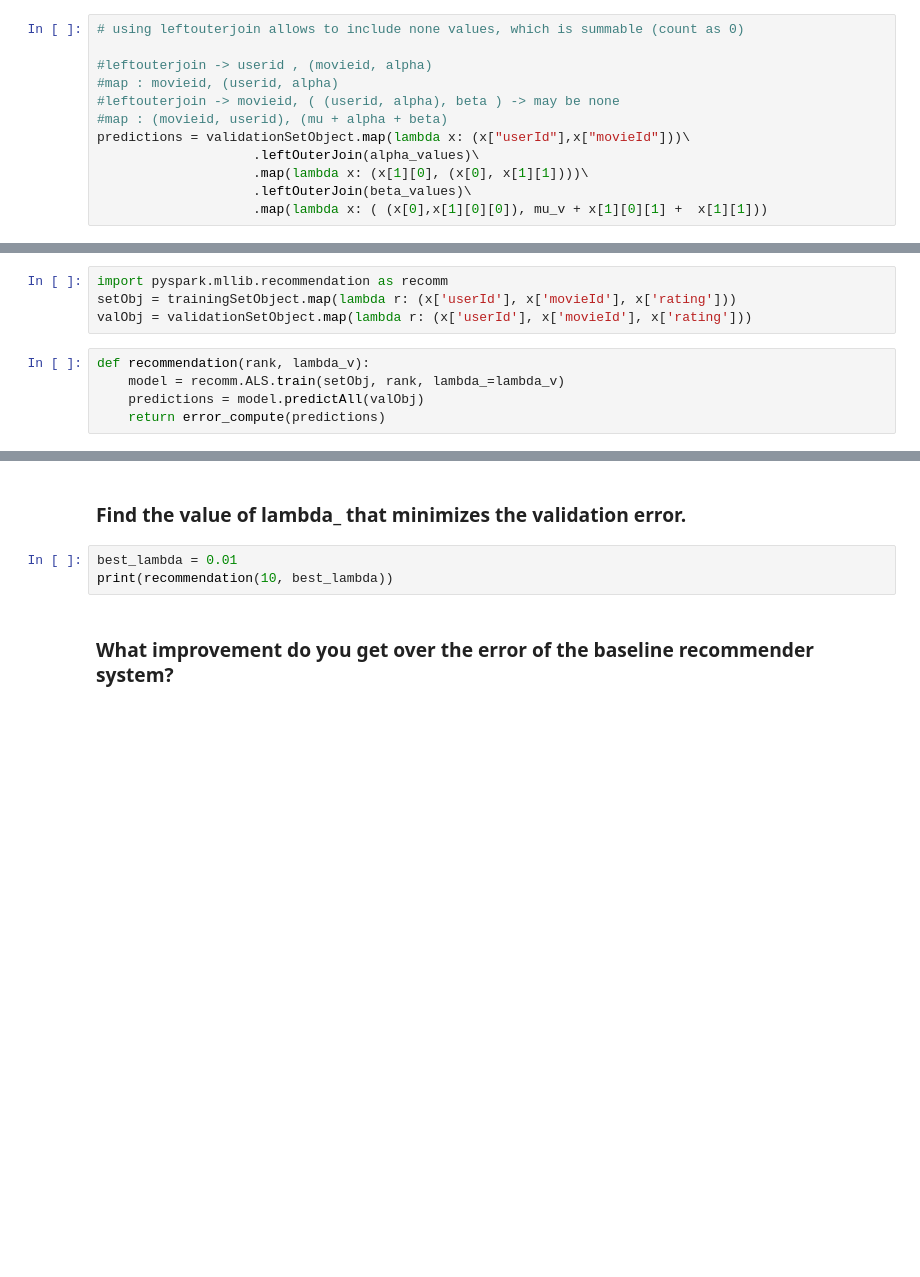
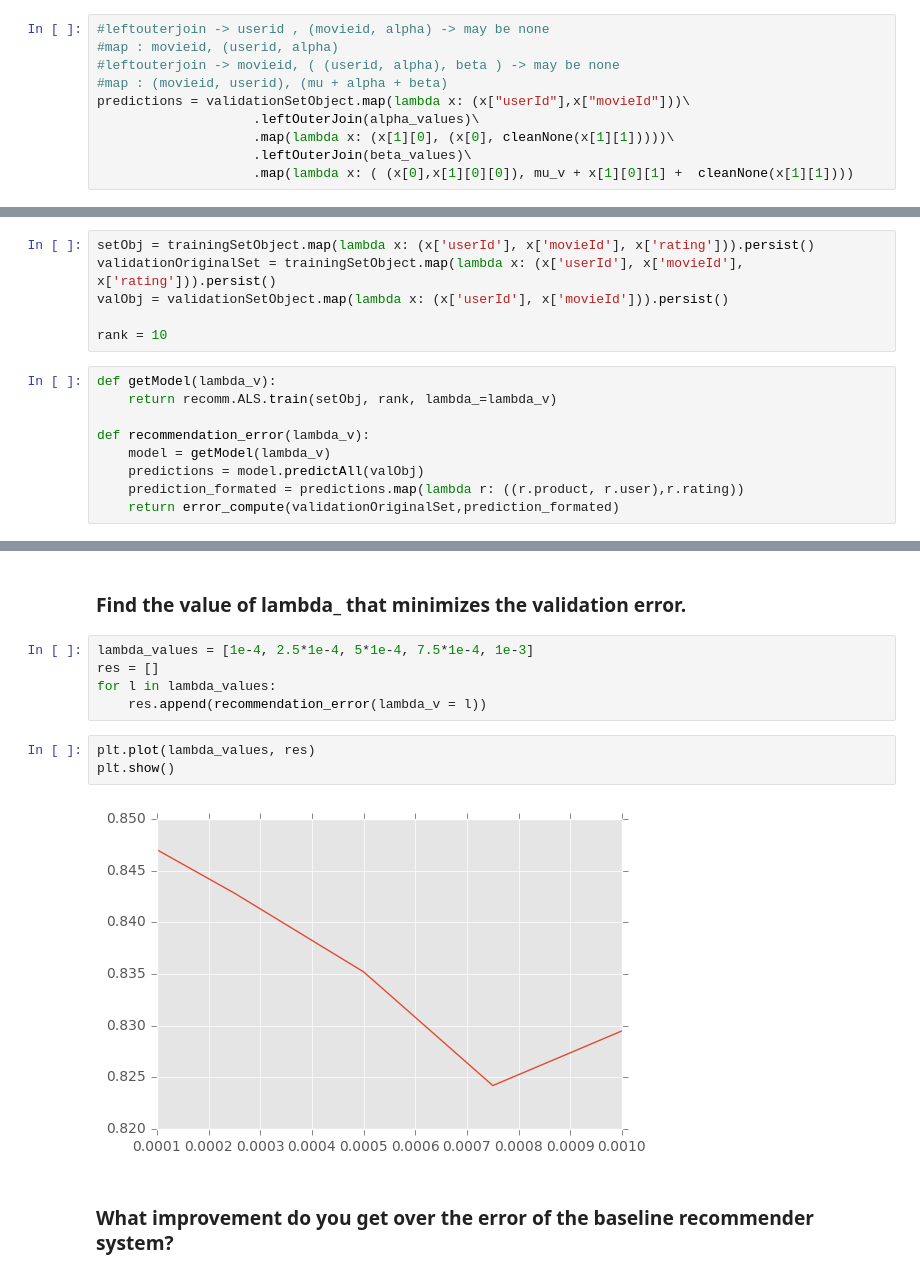
Before and after one commit to roblan11/InternetAnalyticsProject, a Jupyter notebook: ix-lab3/lab3-recsys.ipynb, the cells around one changed output, grey strips where cells are left out. Saved outputs shown, nothing was run; the diff lists cells and outputs as text; blank space fills up the shorter version.

Commit message:
pseudocode clustering, some errors in recsys

```diff
--- a/ix-lab3/lab3-recsys.ipynb
+++ b/ix-lab3/lab3-recsys.ipynb
@@ -136,14 +125,12 @@ This model has 2 parameters (movie and user).
 # %% [markdown]
 ### Predict the rating of every user / movie pair in the validation set.
 # %%
-# using leftouterjoin allows to include none values, which is summable (count as 0)
-
-#leftouterjoin -> userid , (movieid, alpha)
+#leftouterjoin -> userid , (movieid, alpha) -> may be none
 #map : movieid, (userid, alpha)
 #leftouterjoin -> movieid, ( (userid, alpha), beta ) -> may be none
 #map : (movieid, userid), (mu + alpha + beta)
 predictions = validationSetObject.map(lambda x: (x["userId"],x["movieId"]))\
                     .leftOuterJoin(alpha_values)\
-                    .map(lambda x: (x[1][0], (x[0], x[1][1])))\
+                    .map(lambda x: (x[1][0], (x[0], cleanNone(x[1][1]))))\
                     .leftOuterJoin(beta_values)\
-                    .map(lambda x: ( (x[0],x[1][0][0]), mu_v + x[1][0][1] +  x[1][1]))
+                    .map(lambda x: ( (x[0],x[1][0][0]), mu_v + x[1][0][1] +  cleanNone(x[1][1])))
@@ -190,11 +168,17 @@ error_compute(set_for_error)
 Choosing a lower rank will lead to overgeneralizing, which won't be precize enough.
 while choosing a higher rank might lead to overfitting, giving us something way more complex than wanted.
 # %%
-import pyspark.mllib.recommendation as recomm
-setObj = trainingSetObject.map(lambda r: (x['userId'], x['movieId'], x['rating']))
-valObj = validationSetObject.map(lambda r: (x['userId'], x['movieId'], x['rating']))
+setObj = trainingSetObject.map(lambda x: (x['userId'], x['movieId'], x['rating'])).persist()
+validationOriginalSet = trainingSetObject.map(lambda x: (x['userId'], x['movieId'], x['rating'])).persist()
+valObj = validationSetObject.map(lambda x: (x['userId'], x['movieId'])).persist()
+
+rank = 10
 # %%
-def recommendation(rank, lambda_v):
-    model = recomm.ALS.train(setObj, rank, lambda_=lambda_v)
+def getModel(lambda_v):
+    return recomm.ALS.train(setObj, rank, lambda_=lambda_v)
+
+def recommendation_error(lambda_v):
+    model = getModel(lambda_v)
     predictions = model.predictAll(valObj)
-    return error_compute(predictions)
+    prediction_formated = predictions.map(lambda r: ((r.product, r.user),r.rating))
+    return error_compute(validationOriginalSet,prediction_formated)
@@ -218,7 +206,14 @@ print(recommendation(10, 10))
 # %% [markdown]
 ### Find the value of lambda_ that minimizes the validation error.
-# %%
-best_lambda = 0.01
-print(recommendation(10, best_lambda))
+# %%
+lambda_values = [1e-4, 2.5*1e-4, 5*1e-4, 7.5*1e-4, 1e-3]
+res = []
+for l in lambda_values:
+    res.append(recommendation_error(lambda_v = l))
+# %%
+plt.plot(lambda_values, res)
+plt.show()
+# %% [output]
+[figure, added]
 # %% [markdown]
 ### What improvement do you get over the error of the baseline recommender system?
```
Also changed, not shown: parts of 34 cells of this notebook, 1 other file.
